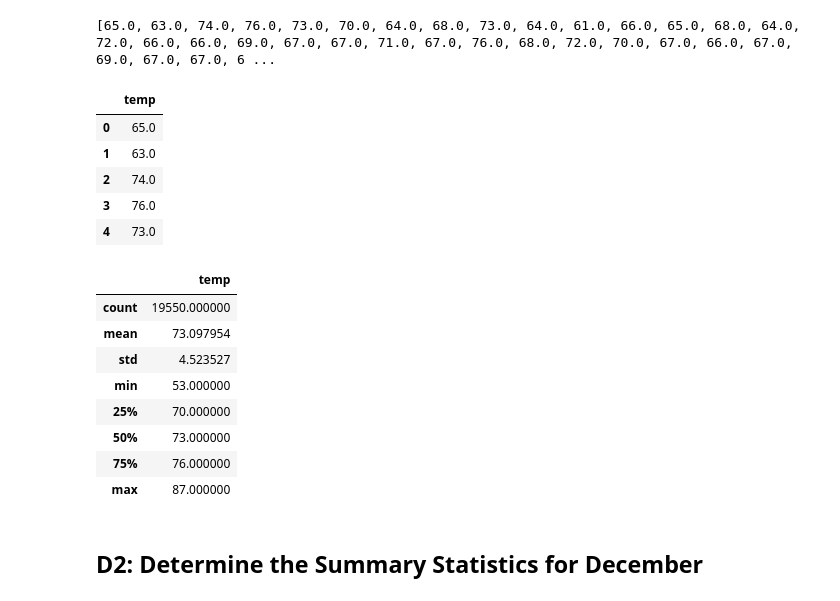
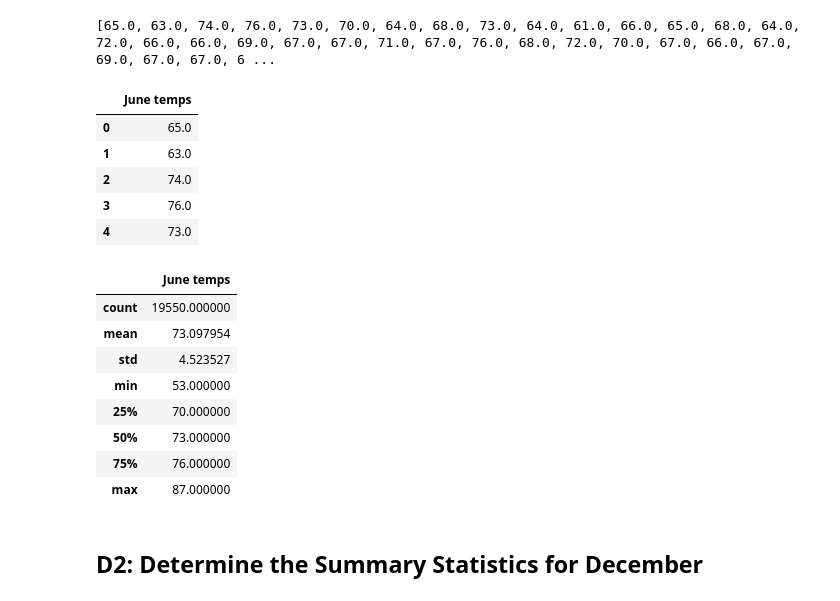
Before and after one commit to RileyCC56/Surfs_Up, a Jupyter notebook: SurfsUp_Challenge.ipynb, the cells around one changed output. Drawn from its saved outputs; the diff is of its cells as text; code cells hidden in the pictures.

```diff
--- a/SurfsUp_Challenge.ipynb
+++ b/SurfsUp_Challenge.ipynb
@@ -40,10 +40,10 @@ print(june_list)
 [65.0, 63.0, 74.0, 76.0, 73.0, 70.0, 64.0, 68.0, 73.0, 64.0, 61.0, 66.0, 65.0, 68.0, 64.0, 72.0, 66.0, 66.0, 69.0, 67.0, 67.0, 71.0, 67.0, 76.0, 68.0, 72.0, 70.0, 67.0, 66.0, 67.0, 69.0, 67.0, 67.0, 6 ...
 # %%
 # 4. Create a DataFrame from the list of temperatures for the month of June.
-june_df = pd.DataFrame(june_list, columns = ['temp'])
+june_df = pd.DataFrame(june_list, columns = [' June temps'])
 june_df.head()
 # %% [output]
-|  | temp |
+|  | June temps |
 | 0 | 65.0 |
 | 1 | 63.0 |
 | 2 | 74.0 |
@@ -53,7 +53,7 @@ june_df.head()
 # 5. Calculate and print out the summary statistics for the June temperature DataFrame.
 june_df.describe()
 # %% [output]
-|  | temp |
+|  | June temps |
 | count | 19550.000000 |
 | mean | 73.097954 |
 | std | 4.523527 |
```
Also changed, not shown: parts of 2 cells of this notebook.
